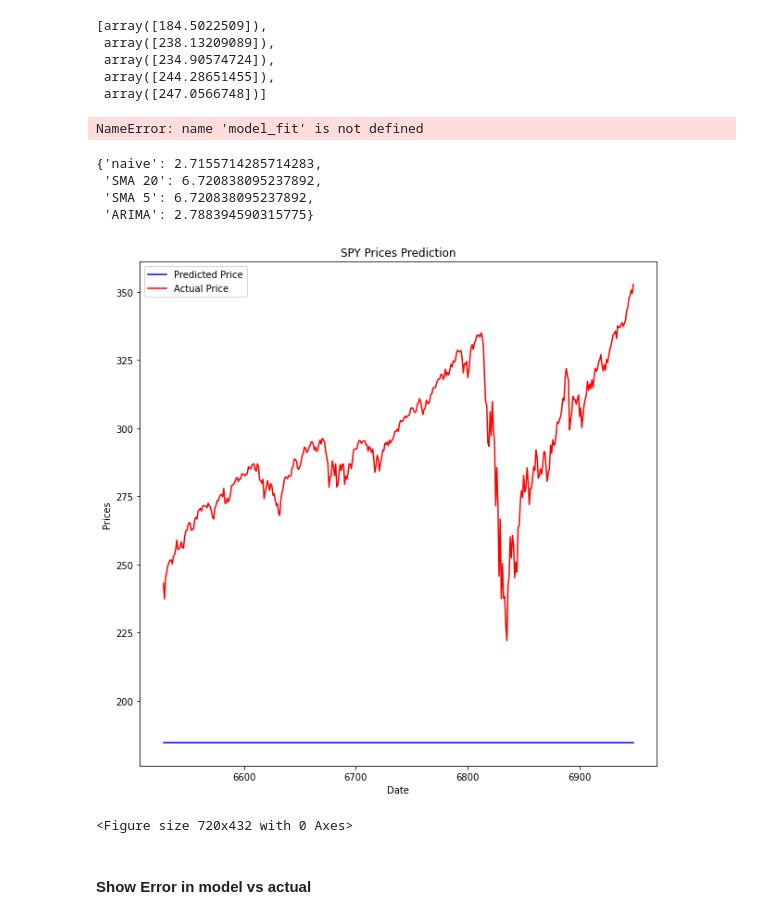
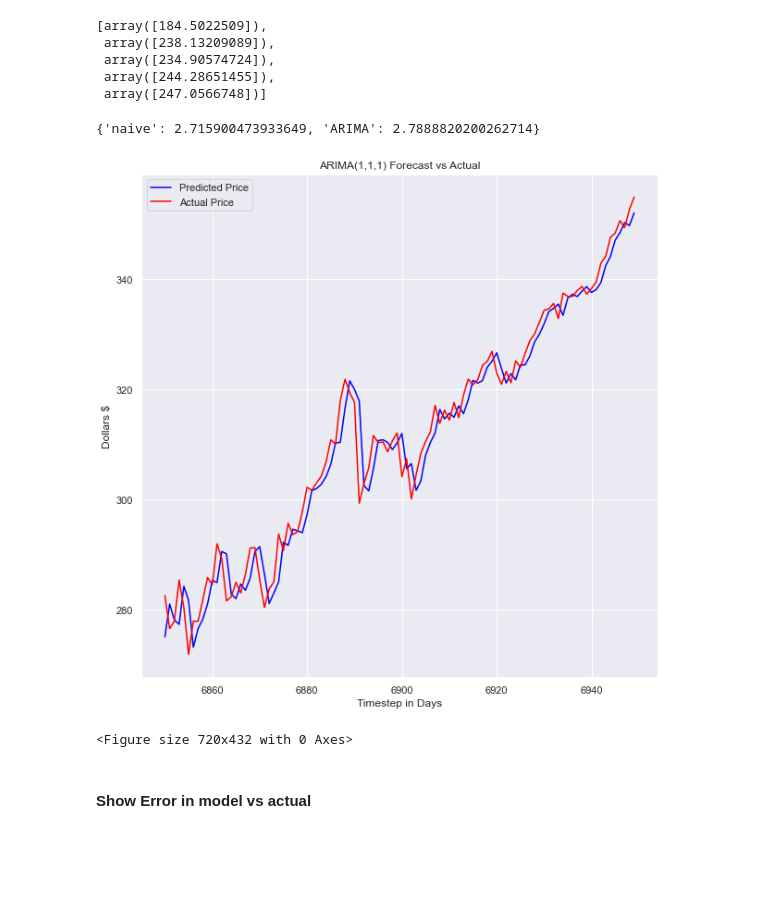
Before and after one commit to bsamaha/SPY-Time-Series-Predictions, a Jupyter notebook: Time Series Forecasting of ETFs.ipynb, the cells around one changed output. Drawn from its saved outputs; the diff is of its cells as text; code cells hidden in the pictures; blank space fills up the shorter version.

```diff
--- a/Time Series Forecasting of ETFs.ipynb
+++ b/Time Series Forecasting of ETFs.ipynb
@@ -338,7 +370,7 @@ N_test_observations = len(x_test)
 
 # loop through every data point
 for time_point in list(x_test.index):
-    model = ARIMA(x_train.values, order=(1,1,1))
+    model = ARIMA(history, order=(1,1,1))
     model_fit = model.fit(disp=0)
     output = model_fit.forecast()
     yhat = output[0]
@@ -386,8 +400,6 @@ model_fit.save('arima_111.pkl')
 # Load model
 from statsmodels.tsa.arima.model import ARIMAResults
 loaded = ARIMAResults.load('arima_111.pkl')
-# %% [output]
-NameError: name 'model_fit' is not defined
 # %%
 model_predictions = np.array(model_predictions).flatten()
 
@@ -398,24 +410,21 @@ arima_mae = keras.metrics.mean_absolute_error(x_test, model_predictions).numpy()
 model_mae_scores['ARIMA'] = arima_mae
 model_mae_scores
 # %% [output]
-{'naive': 2.7155714285714283,
- 'SMA 20': 6.720838095237892,
- 'SMA 5': 6.720838095237892,
- 'ARIMA': 2.788394590315775}
+{'naive': 2.715900473933649, 'ARIMA': 2.7888820200262714}
 # %%
 plt.rcParams['figure.figsize'] = [10, 10]
 
 plt.plot(x_test.index, model_predictions, color='blue',label='Predicted Price')
 plt.plot(x_test.index, x_test, color='red', label='Actual Price')
-plt.title('SPY Prices Prediction')
-plt.xlabel('Date')
-plt.ylabel('Prices')
+plt.ylabel('Dollars $')
+plt.xlabel('Timestep in Days')
+plt.title('ARIMA(1,1,1) Forecast vs Actual')
 # plt.xticks(np.arange(881,1259,50), df.Date[881:1259:50])
 plt.legend()
 plt.figure(figsize=(10,6))
 plt.show()
 # %% [output]
-[figure, old version]
+[figure, new version]
 <Figure size 720x432 with 0 Axes>
 # %%
 # Find the Error in the ARIMA Model
```
Also changed, not shown: parts of 25 cells of this notebook, 12 other files.
